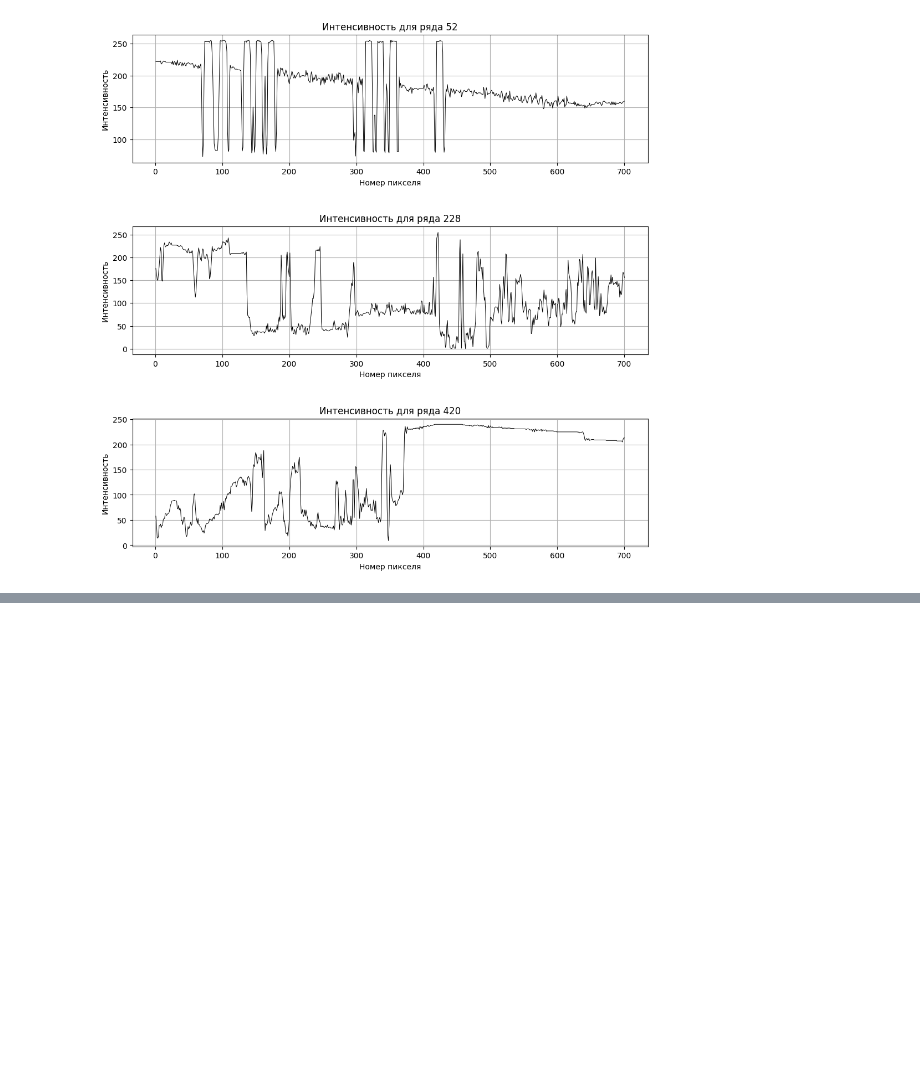
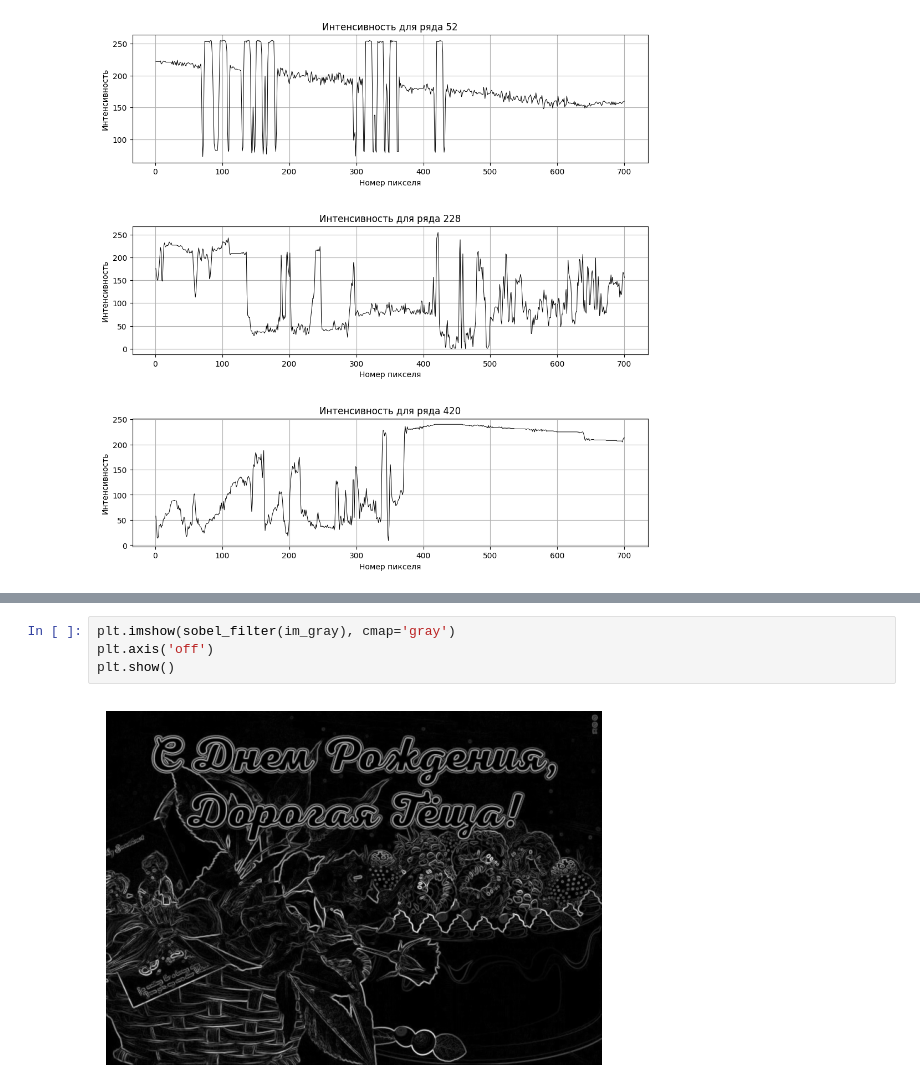
Before and after one commit to quant1on/matan_lab3, a Jupyter notebook: main.ipynb, the cells around one changed output, grey strips where cells are left out. Drawn from its saved outputs; the diff is of its cells as text; blank space fills up the shorter version.

```diff
--- a/main.ipynb
+++ b/main.ipynb
@@ -90,0 +109,6 @@ plt.show()
+# %%
+plt.imshow(sobel_filter(im_gray), cmap='gray')
+plt.axis('off')
+plt.show()
+# %% [output]
+[figure, added]
```
Also changed, not shown: parts of 3 cells of this notebook, 1 other file.
